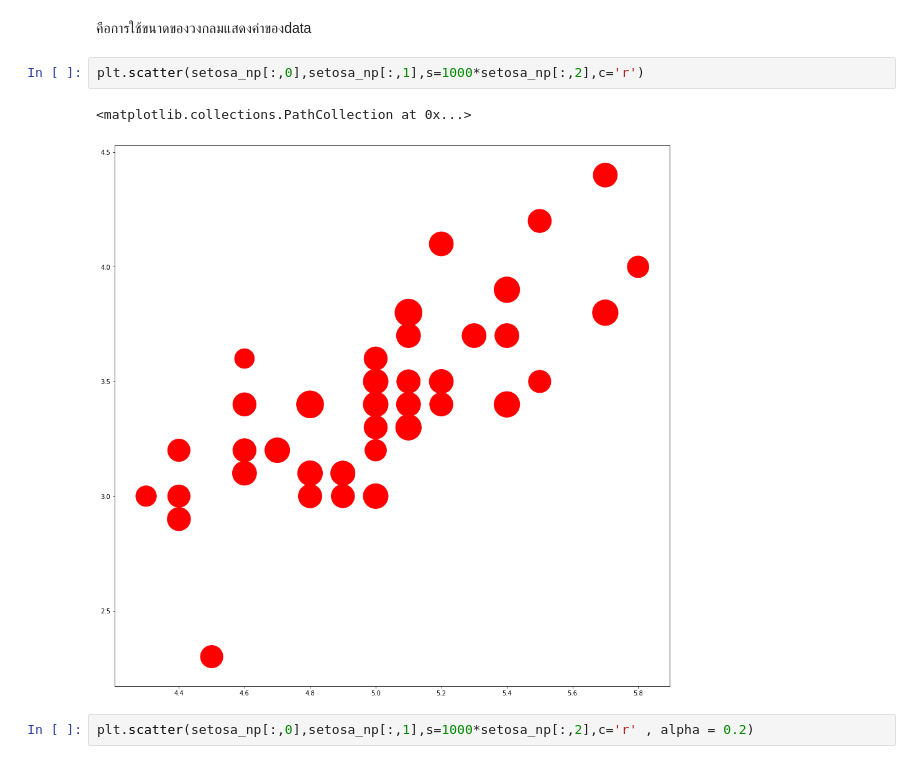
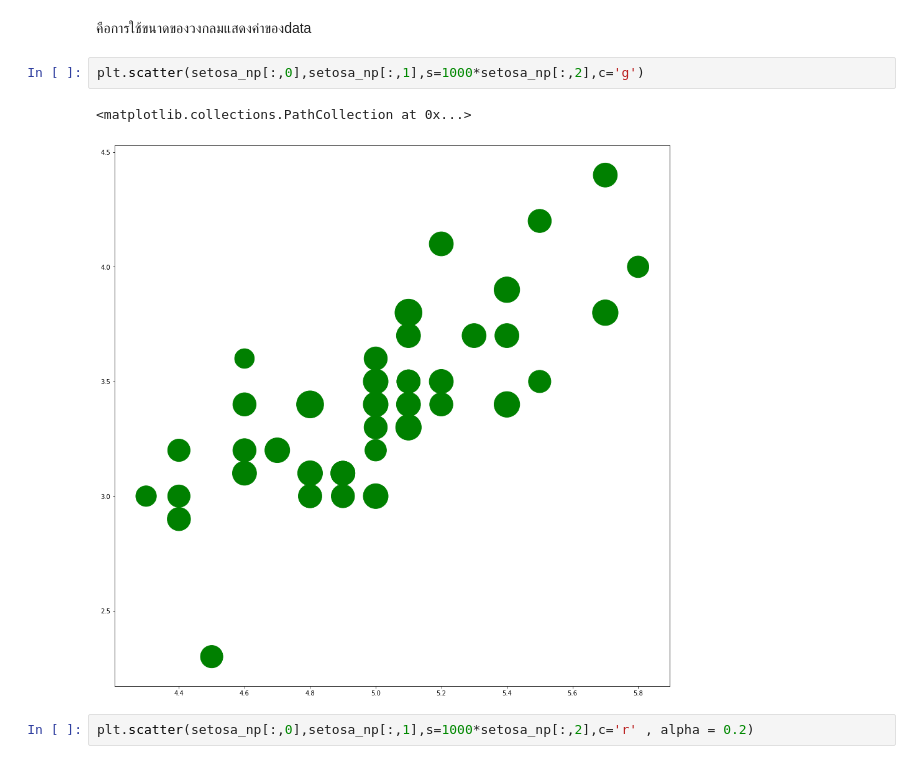
Before and after one commit to Nirachon/python.vizzz, a Jupyter notebook: Visualize_Data_Distribution'2'.ipynb, the cells around one changed output. Saved outputs shown, nothing was run; the diff lists cells and outputs as text.

```diff
--- a/Visualize_Data_Distribution'2'.ipynb
+++ b/Visualize_Data_Distribution'2'.ipynb
@@ -86,10 +86,10 @@ plt.title('Feature 1 comparison');
 # %% [markdown]
 คือการใช้ขนาดของวงกลมแสดงค่าของdata
 # %%
-plt.scatter(setosa_np[:,0],setosa_np[:,1],s=1000*setosa_np[:,2],c='r')
+plt.scatter(setosa_np[:,0],setosa_np[:,1],s=1000*setosa_np[:,2],c='g')
 # %% [output]
 <matplotlib.collections.PathCollection at 0x...>
-[figure, old version]
+[figure, new version]
 # %%
 plt.scatter(setosa_np[:,0],setosa_np[:,1],s=1000*setosa_np[:,2],c='r' , alpha = 0.2)
 # %% [output]
```
Also changed, not shown: parts of 1 cell of this notebook.
